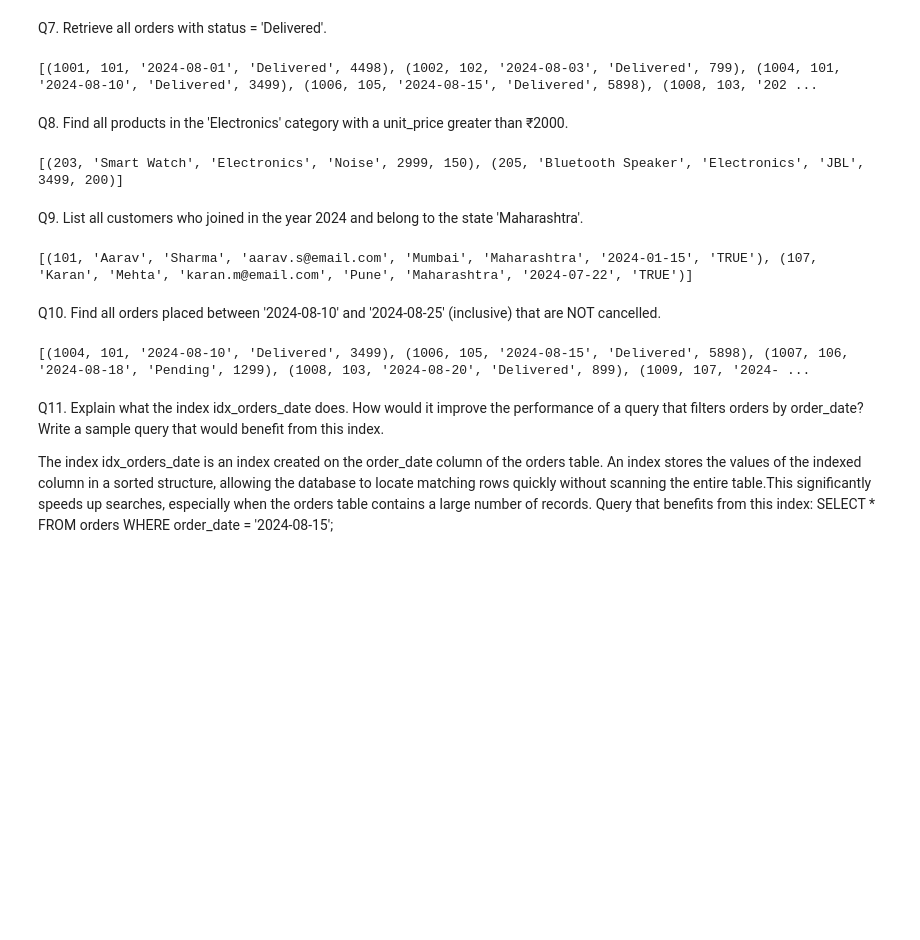
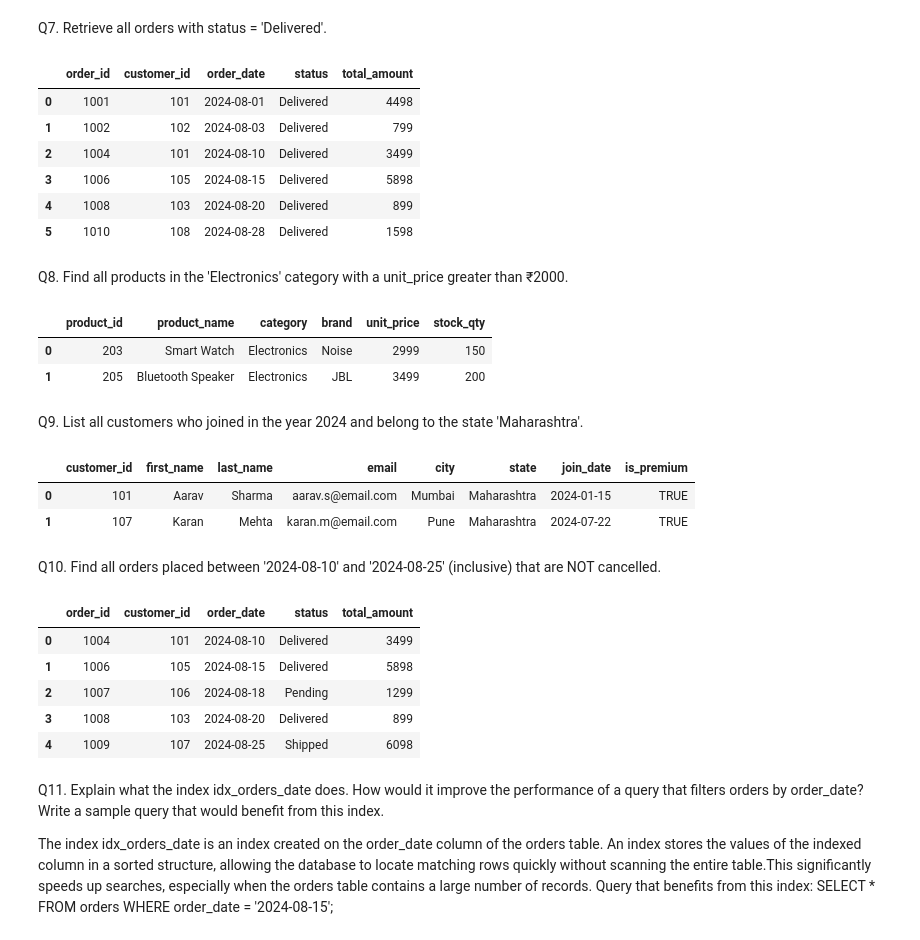
Before and after one commit to heeral17/Celebal_Internship_Assignment, a Jupyter notebook: Assignment2/Assignment_2.ipynb, the cells around one changed output. Cells and saved outputs as stored; diff of their text form; code cells hidden in the pictures; blank space fills up the shorter version.

```diff
--- a/Assignment2/Assignment_2.ipynb
+++ b/Assignment2/Assignment_2.ipynb
@@ -262,31 +271,42 @@ except Exception as e:
 # %% [markdown]
 Q7. Retrieve all orders with status = 'Delivered'.
 # %%
-cursor.execute("Select * from orders where status ='Delivered'")
-print(cursor.fetchall())
+pd.read_sql("Select * from orders where status ='Delivered'",conn)
 # %% [output]
-[(1001, 101, '2024-08-01', 'Delivered', 4498), (1002, 102, '2024-08-03', 'Delivered', 799), (1004, 101, '2024-08-10', 'Delivered', 3499), (1006, 105, '2024-08-15', 'Delivered', 5898), (1008, 103, '202 ...
+|  | order_id | customer_id | order_date | status | total_amount |
+| 0 | 1001 | 101 | 2024-08-01 | Delivered | 4498 |
+| 1 | 1002 | 102 | 2024-08-03 | Delivered | 799 |
+| 2 | 1004 | 101 | 2024-08-10 | Delivered | 3499 |
+| 3 | 1006 | 105 | 2024-08-15 | Delivered | 5898 |
+| 4 | 1008 | 103 | 2024-08-20 | Delivered | 899 |
+| 5 | 1010 | 108 | 2024-08-28 | Delivered | 1598 |
 # %% [markdown]
 Q8. Find all products in the 'Electronics' category with a unit_price greater than ₹2000.
 # %%
-cursor.execute("select * from products where category='Electronics' AND unit_price>2000")
-print(cursor.fetchall())
+pd.read_sql("select * from products where category='Electronics' AND unit_price>2000",conn)
 # %% [output]
-[(203, 'Smart Watch', 'Electronics', 'Noise', 2999, 150), (205, 'Bluetooth Speaker', 'Electronics', 'JBL', 3499, 200)]
+|  | product_id | product_name | category | brand | unit_price | stock_qty |
+| 0 | 203 | Smart Watch | Electronics | Noise | 2999 | 150 |
+| 1 | 205 | Bluetooth Speaker | Electronics | JBL | 3499 | 200 |
 # %% [markdown]
 Q9. List all customers who joined in the year 2024 and belong to the state 'Maharashtra'.
 # %%
-cursor.execute("select * from customers WHERE join_date >= '2024-01-01' AND join_date < '2025-01-01'AND state='Maharashtra'")
-print(cursor.fetchall())
+pd.read_sql("select * from customers WHERE join_date >= '2024-01-01' AND join_date < '2025-01-01'AND state='Maharashtra'",conn)
 # %% [output]
-[(101, 'Aarav', 'Sharma', 'aarav.s@email.com', 'Mumbai', 'Maharashtra', '2024-01-15', 'TRUE'), (107, 'Karan', 'Mehta', 'karan.m@email.com', 'Pune', 'Maharashtra', '2024-07-22', 'TRUE')]
+|  | customer_id | first_name | last_name | email | city | state | join_date | is_premium |
+| 0 | 101 | Aarav | Sharma | aarav.s@email.com | Mumbai | Maharashtra | 2024-01-15 | TRUE |
+| 1 | 107 | Karan | Mehta | karan.m@email.com | Pune | Maharashtra | 2024-07-22 | TRUE |
 # %% [markdown]
 Q10. Find all orders placed between '2024-08-10' and '2024-08-25' (inclusive) that are NOT cancelled.
 # %%
-cursor.execute("Select * from orders where order_date BETWEEN '2024-08-10' AND '2024-08-25' AND status <> 'Cancelled'")
-print(cursor.fetchall())
+pd.read_sql("Select * from orders where order_date BETWEEN '2024-08-10' AND '2024-08-25' AND status <> 'Cancelled'",conn)
 # %% [output]
-[(1004, 101, '2024-08-10', 'Delivered', 3499), (1006, 105, '2024-08-15', 'Delivered', 5898), (1007, 106, '2024-08-18', 'Pending', 1299), (1008, 103, '2024-08-20', 'Delivered', 899), (1009, 107, '2024- ...
+|  | order_id | customer_id | order_date | status | total_amount |
+| 0 | 1004 | 101 | 2024-08-10 | Delivered | 3499 |
+| 1 | 1006 | 105 | 2024-08-15 | Delivered | 5898 |
+| 2 | 1007 | 106 | 2024-08-18 | Pending | 1299 |
+| 3 | 1008 | 103 | 2024-08-20 | Delivered | 899 |
+| 4 | 1009 | 107 | 2024-08-25 | Shipped | 6098 |
 # %% [markdown]
 Q11. Explain what the index idx_orders_date does. How would it improve the performance of a query that filters orders by order_date? Write a sample query that would benefit from this index.
 
```
Also changed, not shown: parts of 14 cells of this notebook.
